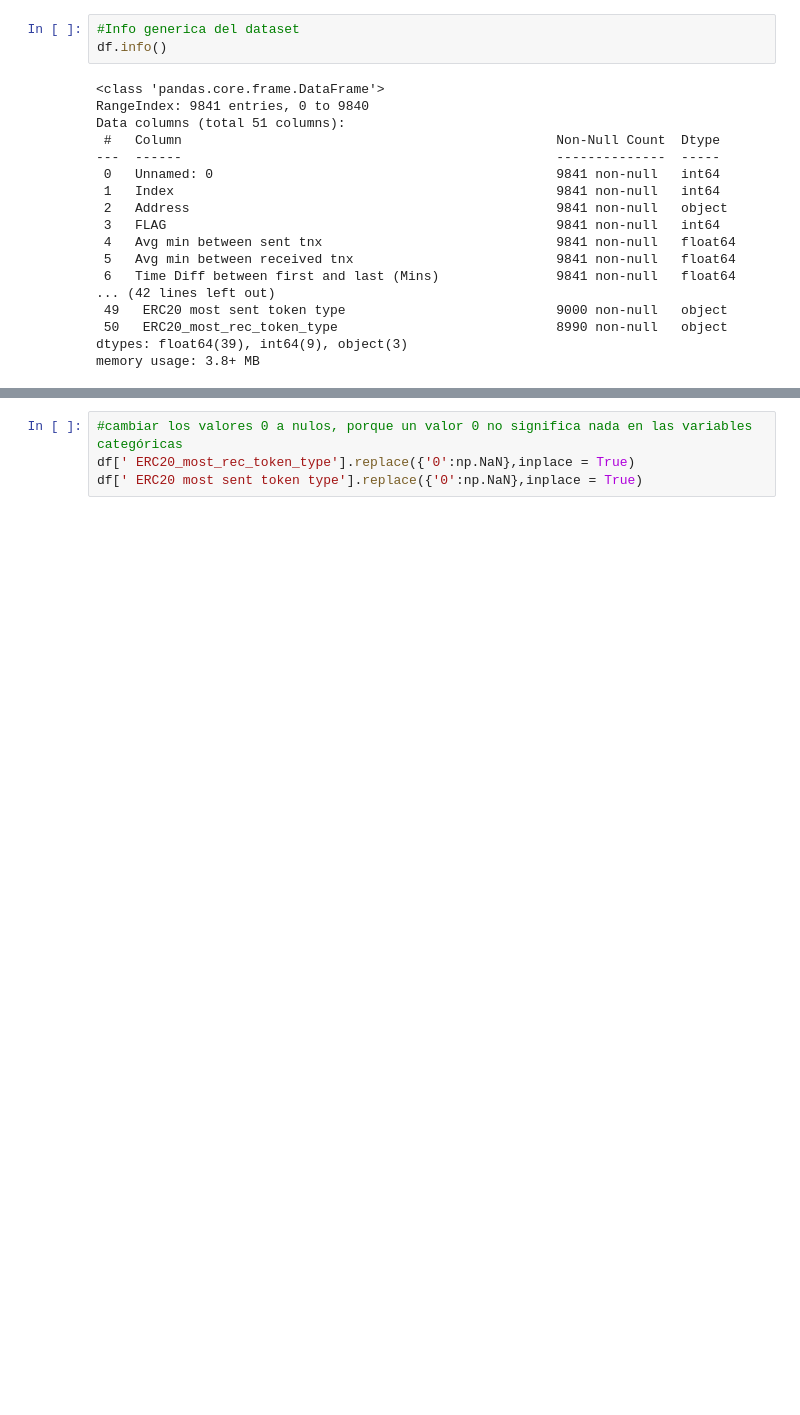
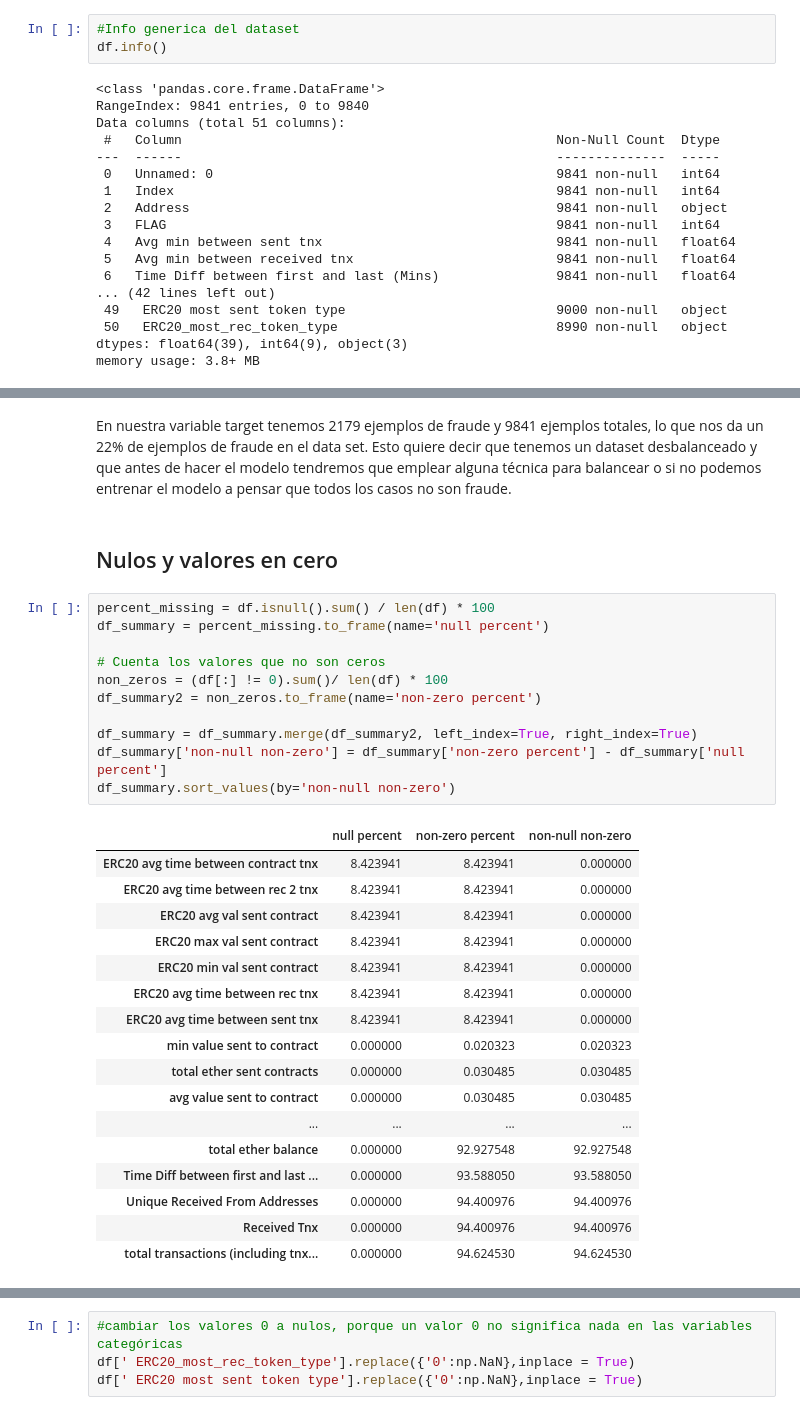
Before and after one commit to federicosanchez18/Proyecto-Fraude-Coder, a Jupyter notebook: Notebook Proyecto Fraude Coder.ipynb, the cells around one changed output, grey strips where cells are left out. Drawn from its saved outputs; the diff is of its cells as text; blank space fills up the shorter version.

```diff
--- a/Notebook Proyecto Fraude Coder.ipynb
+++ b/Notebook Proyecto Fraude Coder.ipynb
@@ -115,0 +98,33 @@ Name: FLAG, dtype: int64
+# %% [markdown]
+En nuestra variable target tenemos 2179 ejemplos de fraude y 9841 ejemplos totales, lo que nos da un 22% de ejemplos de fraude en el data set. Esto quiere decir que tenemos un dataset desbalanceado y que antes de hacer el modelo tendremos que emplear alguna técnica para balancear o si no podemos entrenar el modelo a pensar que todos los casos no son fraude.
+# %% [markdown]
+## Nulos y valores en cero
+# %%
+percent_missing = df.isnull().sum() / len(df) * 100
+df_summary = percent_missing.to_frame(name='null percent')
+
+# Cuenta los valores que no son ceros
+non_zeros = (df[:] != 0).sum()/ len(df) * 100
+df_summary2 = non_zeros.to_frame(name='non-zero percent')
+
+df_summary = df_summary.merge(df_summary2, left_index=True, right_index=True)
+df_summary['non-null non-zero'] = df_summary['non-zero percent'] - df_summary['null percent']
+df_summary.sort_values(by='non-null non-zero')
+# %% [output]
+|  | null percent | non-zero percent | non-null non-zero |
+| ERC20 avg time between contract tnx | 8.423941 | 8.423941 | 0.000000 |
+| ERC20 avg time between rec 2 tnx | 8.423941 | 8.423941 | 0.000000 |
+| ERC20 avg val sent contract | 8.423941 | 8.423941 | 0.000000 |
+| ERC20 max val sent contract | 8.423941 | 8.423941 | 0.000000 |
+| ERC20 min val sent contract | 8.423941 | 8.423941 | 0.000000 |
+| ERC20 avg time between rec tnx | 8.423941 | 8.423941 | 0.000000 |
+| ERC20 avg time between sent tnx | 8.423941 | 8.423941 | 0.000000 |
+| min value sent to contract | 0.000000 | 0.020323 | 0.020323 |
+| total ether sent contracts | 0.000000 | 0.030485 | 0.030485 |
+| avg value sent to contract | 0.000000 | 0.030485 | 0.030485 |
+| ... | ... | ... | ... |
+| total ether balance | 0.000000 | 92.927548 | 92.927548 |
+| Time Diff between first and last ... | 0.000000 | 93.588050 | 93.588050 |
+| Unique Received From Addresses | 0.000000 | 94.400976 | 94.400976 |
+| Received Tnx | 0.000000 | 94.400976 | 94.400976 |
+| total transactions (including tnx... | 0.000000 | 94.624530 | 94.624530 |
```
Also changed, not shown: parts of 24 cells of this notebook, 1 other file.
